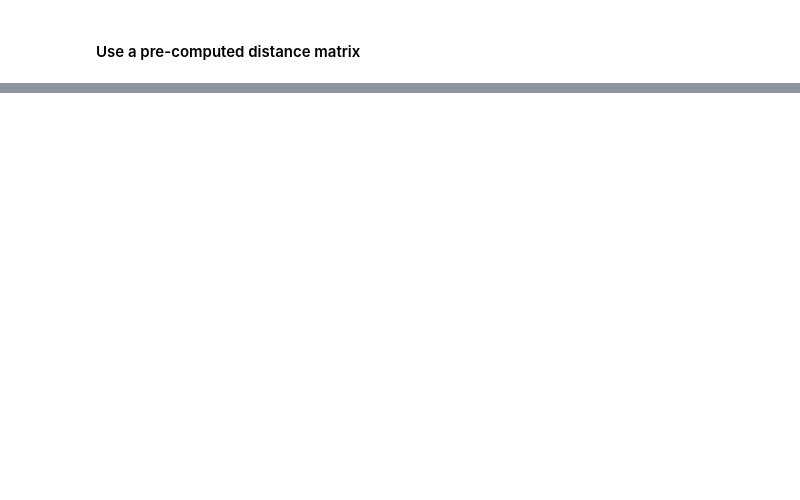
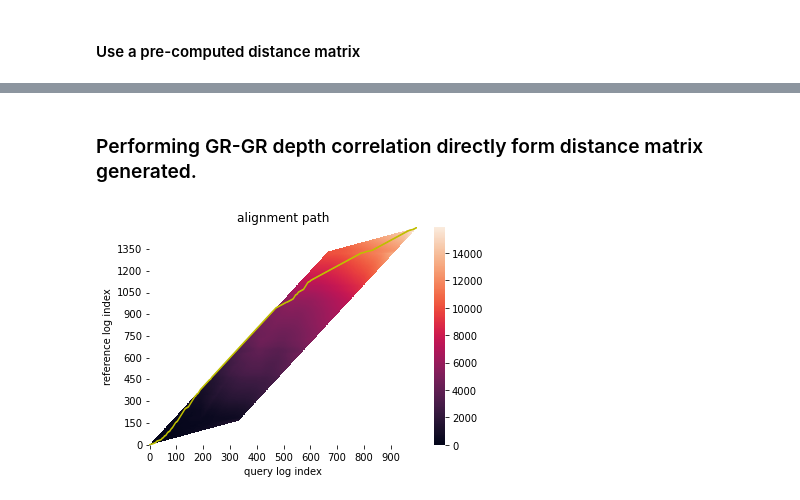
Before and after one commit to aifenaike/Logio, a Jupyter notebook: speui/Tutorial_03_dynamic_time_warping.ipynb, the cells around one changed output, grey strips where cells are left out. Cells and saved outputs as stored; diff of their text form; code cells hidden in the pictures; blank space fills up the shorter version.

```diff
--- a/speui/Tutorial_03_dynamic_time_warping.ipynb
+++ b/speui/Tutorial_03_dynamic_time_warping.ipynb
@@ -150,0 +156,12 @@ array([[16.316, 16.302, 16.119, ..., 16.456, 13.351,  9.781],
+# %% [markdown]
+### Performing GR-GR depth correlation directly form distance matrix generated.
+# %%
+"""
+if you want to run dtw from distance matrix, use "dtw_from_distance_matrix" function
+"""
+from dynamic_time_warping.DTW import dtw_from_distance_matrix
+#Use `Itakura` constraint as window and step pattern `typeIVc`
+res = dtw_from_distance_matrix(distance_matrix,window_type="itakura",step_pattern="typeIVc")
+res.plot_path()
+# %% [output]
+[figure, added]
```
Also changed, not shown: parts of 24 cells of this notebook, 9 other files.
